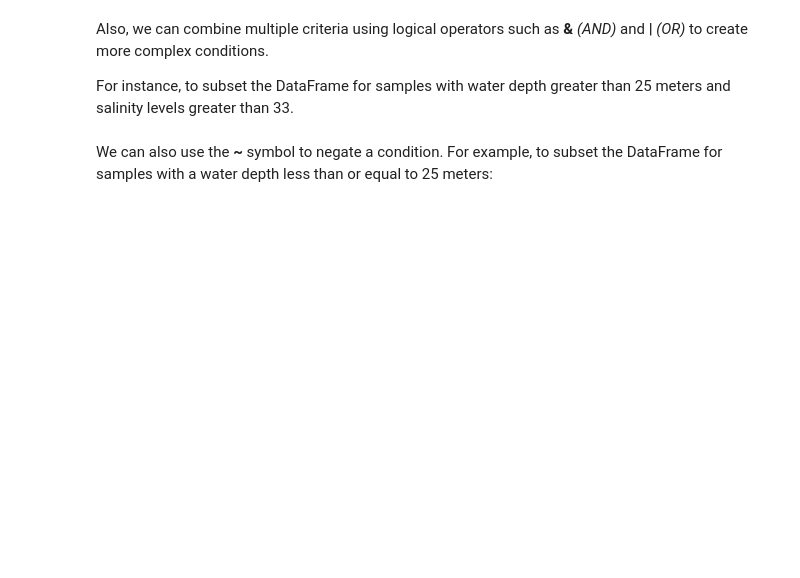
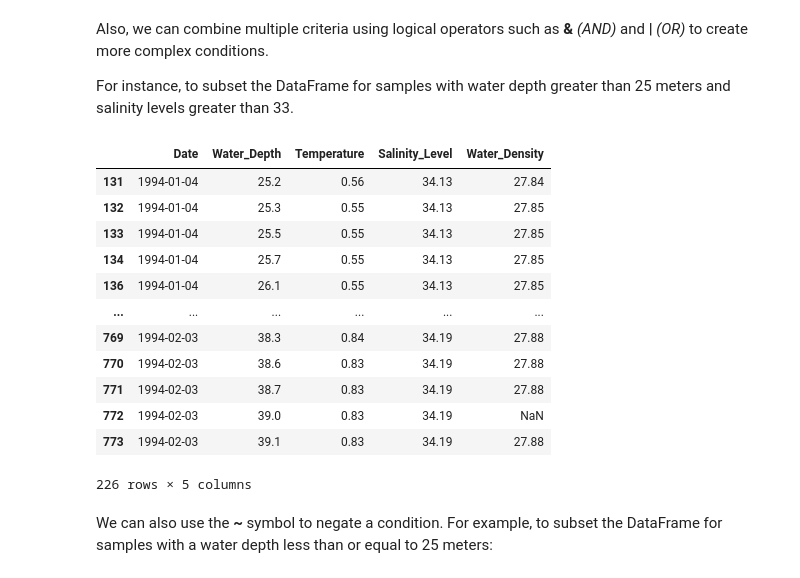
Before and after one commit to acenet-arc/2025_NFPOGO_Python_Bootcamp, a Jupyter notebook: Completed/2_DAV1.ipynb, the cells around one changed output. Saved outputs shown, nothing was run; the diff lists cells and outputs as text; code cells hidden in the pictures; blank space fills up the shorter version.

```diff
--- a/Completed/2_DAV1.ipynb
+++ b/Completed/2_DAV1.ipynb
@@ -293,7 +403,22 @@ Also, we can combine multiple criteria using logical operators such as **&** *(A
 For instance, to subset the DataFrame for samples with water depth greater than 25 meters and salinity levels greater than 33.
 # %%
 # Subset data for samples with 'Water_Depth' > 25 and 'Salinity_Level' > 33
-#Your code goes here
+subset_depth_salinity = df[(df['Water_Depth'] > 25) & (df['Salinity_Level'] > 33)]
+subset_depth_salinity
+# %% [output]
+|  | Date | Water_Depth | Temperature | Salinity_Level | Water_Density |
+| 131 | 1994-01-04 | 25.2 | 0.56 | 34.13 | 27.84 |
+| 132 | 1994-01-04 | 25.3 | 0.55 | 34.13 | 27.85 |
+| 133 | 1994-01-04 | 25.5 | 0.55 | 34.13 | 27.85 |
+| 134 | 1994-01-04 | 25.7 | 0.55 | 34.13 | 27.85 |
+| 136 | 1994-01-04 | 26.1 | 0.55 | 34.13 | 27.85 |
+| ... | ... | ... | ... | ... | ... |
+| 769 | 1994-02-03 | 38.3 | 0.84 | 34.19 | 27.88 |
+| 770 | 1994-02-03 | 38.6 | 0.83 | 34.19 | 27.88 |
+| 771 | 1994-02-03 | 38.7 | 0.83 | 34.19 | 27.88 |
+| 772 | 1994-02-03 | 39.0 | 0.83 | 34.19 | NaN |
+| 773 | 1994-02-03 | 39.1 | 0.83 | 34.19 | 27.88 |
+226 rows × 5 columns
 # %% [markdown]
 We can also use the **~** symbol to negate a condition. For example, to subset the DataFrame for samples with a water depth less than or equal to 25 meters:
 # %%
```
Also changed, not shown: parts of 29 cells of this notebook, 2 other files.
